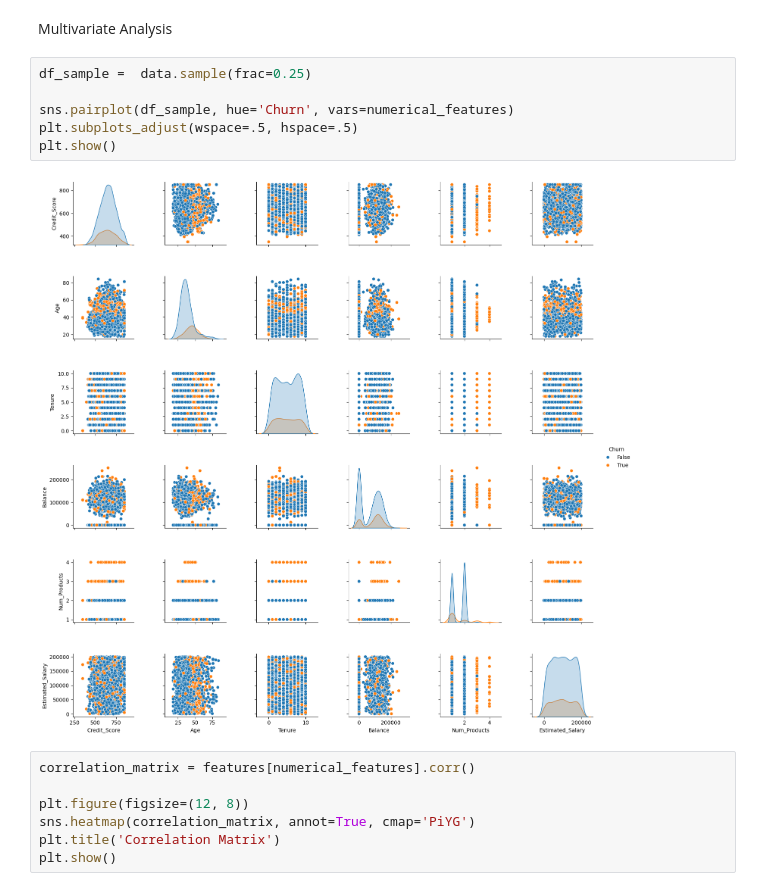
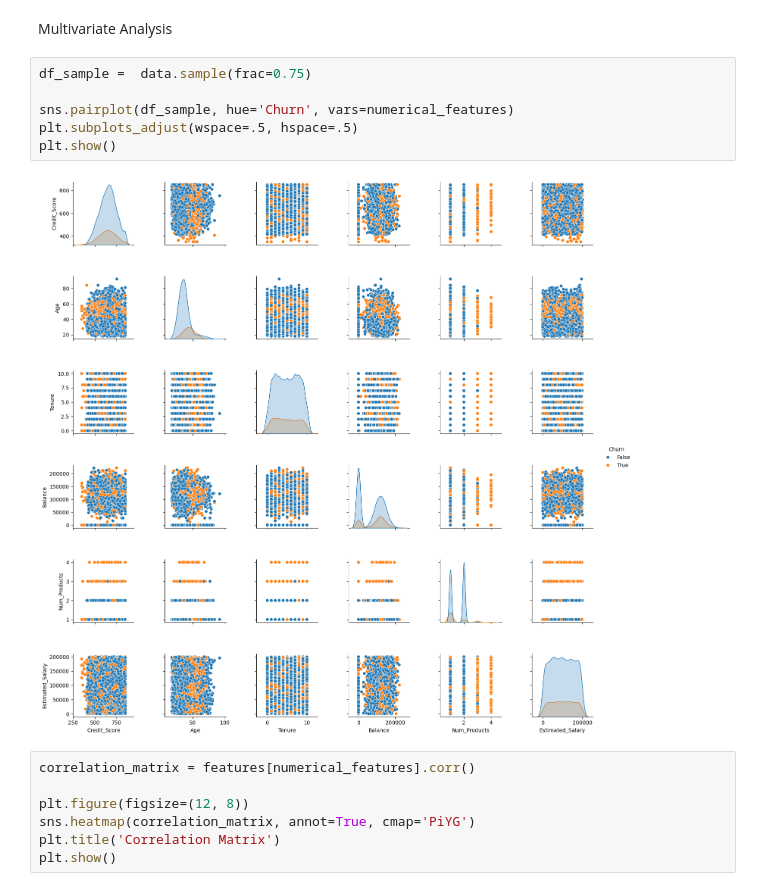
Before and after one commit to anlu5/Portfolio, a Jupyter notebook: ecommerce.ipynb, the cells around one changed output. Saved outputs shown, nothing was run; the diff lists cells and outputs as text.

```diff
--- a/ecommerce.ipynb
+++ b/ecommerce.ipynb
@@ -120,13 +119,13 @@ for i, feature in enumerate(categorical_features):
 # %% [markdown]
 Multivariate Analysis
 # %%
-df_sample =  data.sample(frac=0.25)
+df_sample =  data.sample(frac=0.75)
 
 sns.pairplot(df_sample, hue='Churn', vars=numerical_features)
 plt.subplots_adjust(wspace=.5, hspace=.5)
 plt.show()
 # %% [output]
-[figure, old version]
+[figure, new version]
 # %%
 correlation_matrix = features[numerical_features].corr()
 
```
Also changed, not shown: parts of 12 cells of this notebook, 1 other file.
